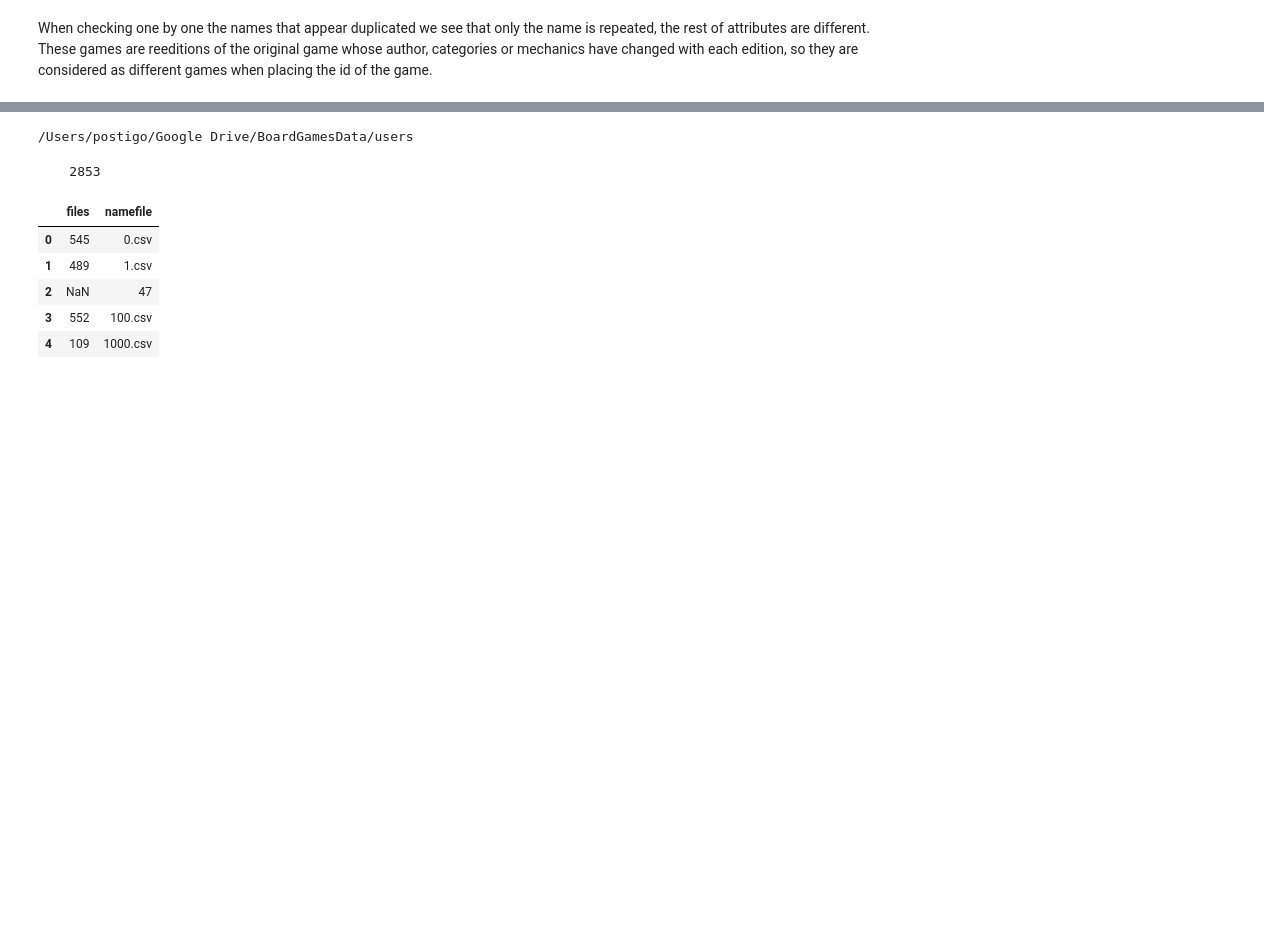
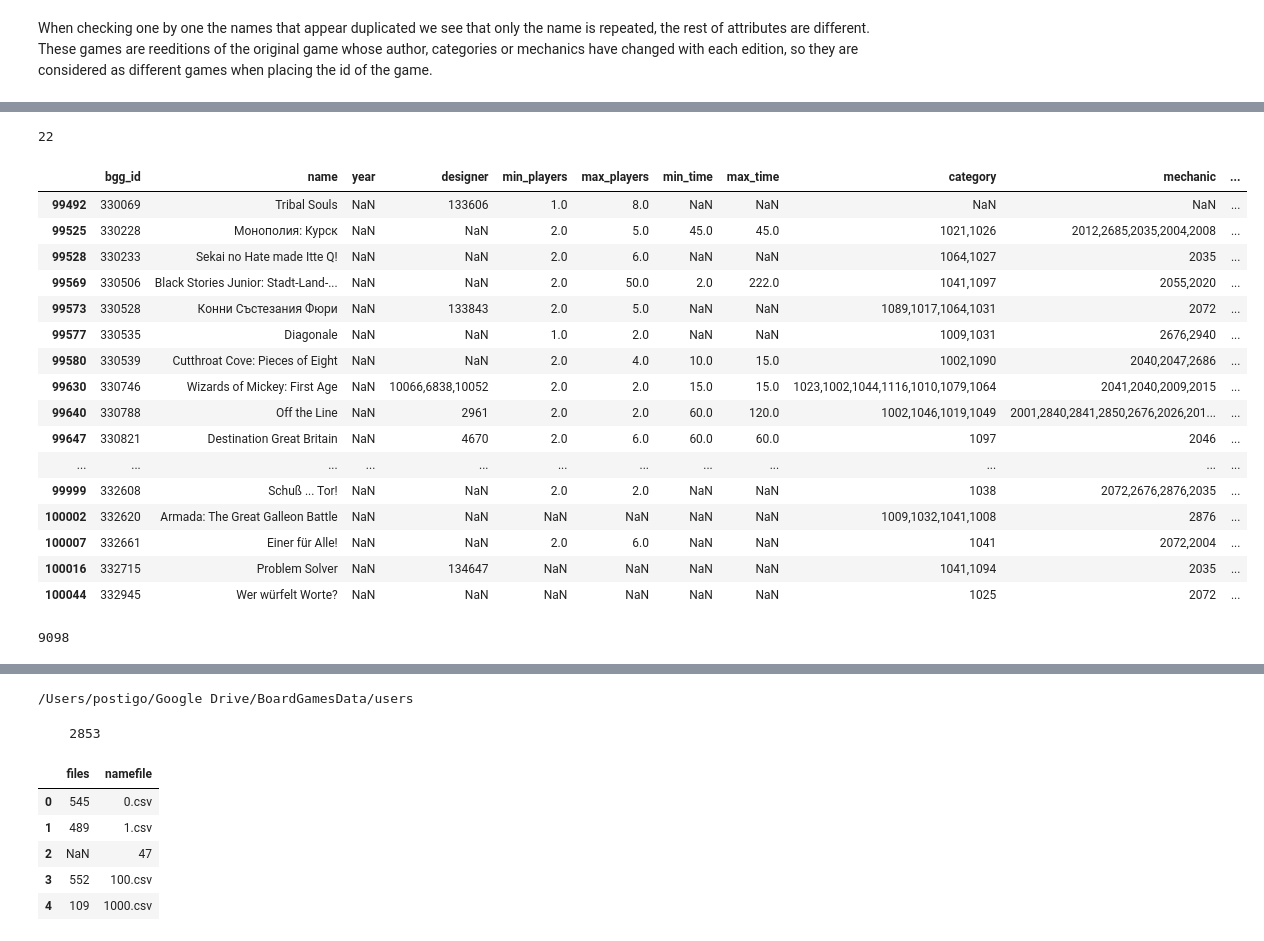
Before and after one commit to LourdesRodriguez/recommender_system, a Jupyter notebook: 2_Data_Understanding.ipynb, the cells around one changed output, grey strips where cells are left out. Saved outputs shown, nothing was run; the diff lists cells and outputs as text; code cells hidden in the pictures; blank space fills up the shorter version.

```diff
--- a/2_Data_Understanding.ipynb
+++ b/2_Data_Understanding.ipynb
@@ -190,0 +302,28 @@ When checking one by one the names that appear duplicated we see that only the n
+# %%
+year['year'][year['year']<0].count()
+# %% [output]
+22
+# %%
+year.tail(50)
+# %% [output]
+|  | bgg_id | name | year | designer | min_players | max_players | min_time | max_time | category | mechanic | ... |
+| 99492 | 330069 | Tribal Souls | NaN | 133606 | 1.0 | 8.0 | NaN | NaN | NaN | NaN | ... |
+| 99525 | 330228 | Монополия: Курск | NaN | NaN | 2.0 | 5.0 | 45.0 | 45.0 | 1021,1026 | 2012,2685,2035,2004,2008 | ... |
+| 99528 | 330233 | Sekai no Hate made Itte Q! | NaN | NaN | 2.0 | 6.0 | NaN | NaN | 1064,1027 | 2035 | ... |
+| 99569 | 330506 | Black Stories Junior: Stadt-Land-... | NaN | NaN | 2.0 | 50.0 | 2.0 | 222.0 | 1041,1097 | 2055,2020 | ... |
+| 99573 | 330528 | Конни Състезания Фюри | NaN | 133843 | 2.0 | 5.0 | NaN | NaN | 1089,1017,1064,1031 | 2072 | ... |
+| 99577 | 330535 | Diagonale | NaN | NaN | 1.0 | 2.0 | NaN | NaN | 1009,1031 | 2676,2940 | ... |
+| 99580 | 330539 | Cutthroat Cove: Pieces of Eight | NaN | NaN | 2.0 | 4.0 | 10.0 | 15.0 | 1002,1090 | 2040,2047,2686 | ... |
+| 99630 | 330746 | Wizards of Mickey: First Age | NaN | 10066,6838,10052 | 2.0 | 2.0 | 15.0 | 15.0 | 1023,1002,1044,1116,1010,1079,1064 | 2041,2040,2009,2015 | ... |
+| 99640 | 330788 | Off the Line | NaN | 2961 | 2.0 | 2.0 | 60.0 | 120.0 | 1002,1046,1019,1049 | 2001,2840,2841,2850,2676,2026,201... | ... |
+| 99647 | 330821 | Destination Great Britain | NaN | 4670 | 2.0 | 6.0 | 60.0 | 60.0 | 1097 | 2046 | ... |
+| ... | ... | ... | ... | ... | ... | ... | ... | ... | ... | ... | ... |
+| 99999 | 332608 | Schuß ... Tor! | NaN | NaN | 2.0 | 2.0 | NaN | NaN | 1038 | 2072,2676,2876,2035 | ... |
+| 100002 | 332620 | Armada: The Great Galleon Battle | NaN | NaN | NaN | NaN | NaN | NaN | 1009,1032,1041,1008 | 2876 | ... |
+| 100007 | 332661 | Einer für Alle! | NaN | NaN | 2.0 | 6.0 | NaN | NaN | 1041 | 2072,2004 | ... |
+| 100016 | 332715 | Problem Solver | NaN | 134647 | NaN | NaN | NaN | NaN | 1041,1094 | 2035 | ... |
+| 100044 | 332945 | Wer würfelt Worte? | NaN | NaN | NaN | NaN | NaN | NaN | 1025 | 2072 | ... |
+# %%
+year['year'].isnull().sum()
+# %% [output]
+9098
```
Also changed, not shown: parts of 24 cells of this notebook.
